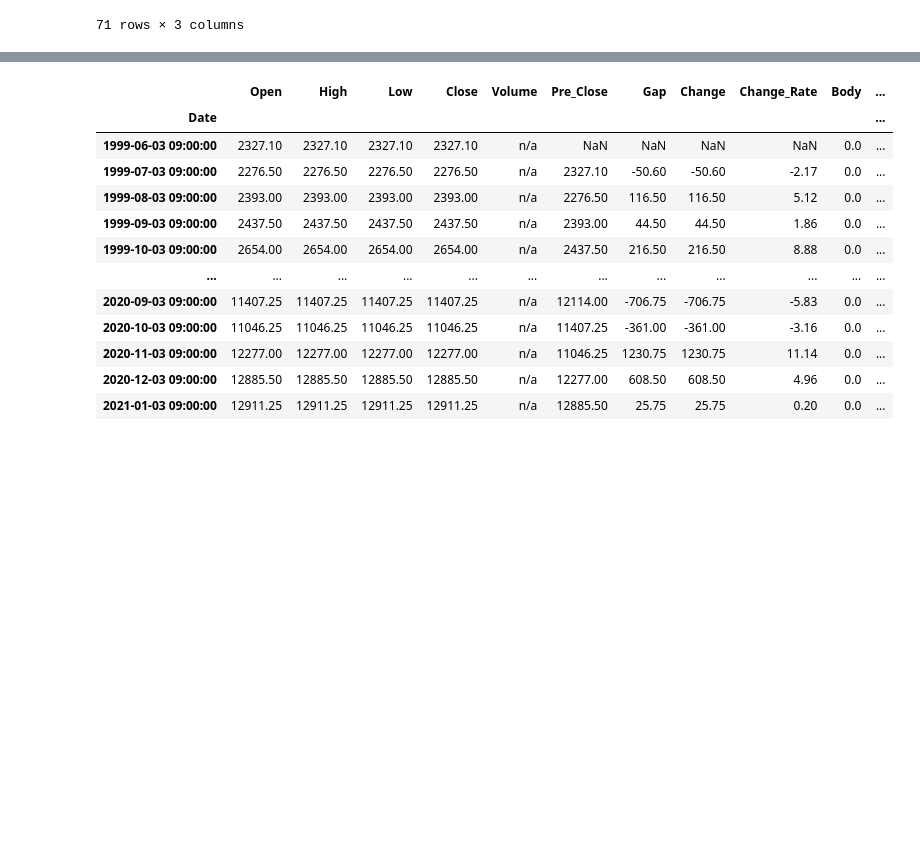
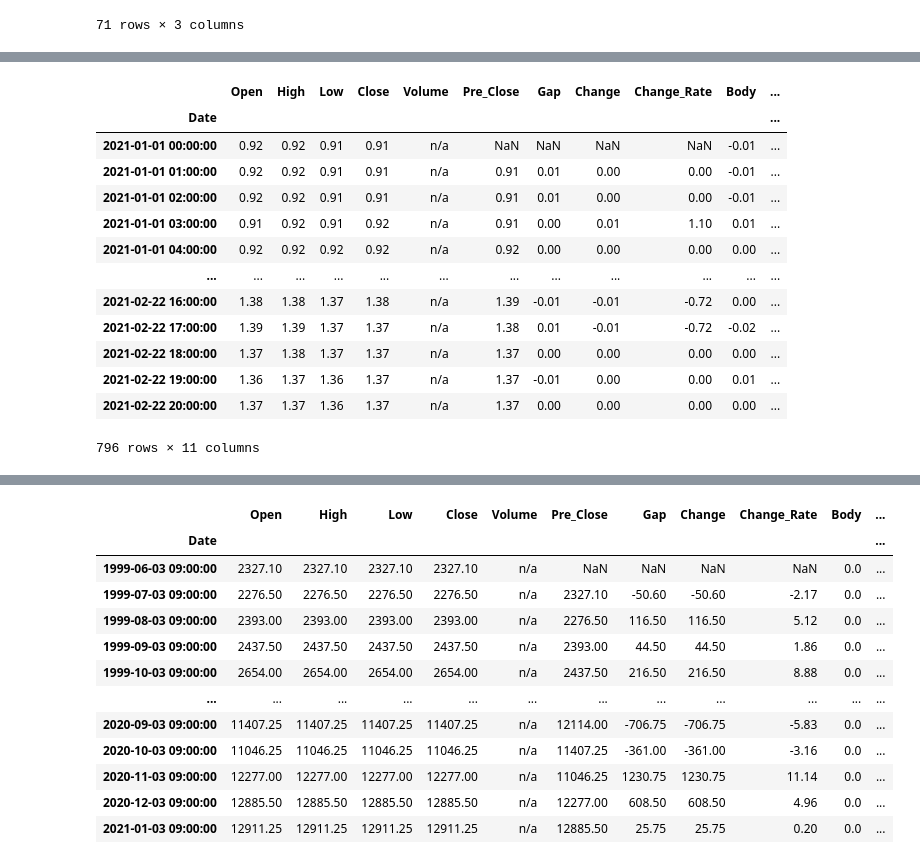
Before and after one commit to pickmoment/moondata, a Jupyter notebook: test.ipynb, the cells around one changed output, grey strips where cells are left out. Cells and saved outputs as stored; diff of their text form; code cells hidden in the pictures; blank space fills up the shorter version.

```diff
--- a/test.ipynb
+++ b/test.ipynb
@@ -299,6 +437,6 @@ df
 | 2021-02-06 06:00:00 | 57.080002 | 3.6400 | 90.968002 |
 71 rows × 3 columns
 # %%
-df = candle('HG', '60', '2021-01-01', digit=2)
-candle_chart(df)
+df = candle('NYMEX:USTEC', '60', '2021-02-20', digit=2)
+ohlc(df)
 # %% [output]
@@ -306 +444,18 @@ candle_chart(df)
+# %%
+df
+# %% [output]
+|  | Open | High | Low | Close | Volume | Pre_Close | Gap | Change | Change_Rate | Body | ... |
+| Date |  |  |  |  |  |  |  |  |  |  | ... |
+| 2021-01-01 00:00:00 | 0.92 | 0.92 | 0.91 | 0.91 | n/a | NaN | NaN | NaN | NaN | -0.01 | ... |
+| 2021-01-01 01:00:00 | 0.92 | 0.92 | 0.91 | 0.91 | n/a | 0.91 | 0.01 | 0.00 | 0.00 | -0.01 | ... |
+| 2021-01-01 02:00:00 | 0.92 | 0.92 | 0.91 | 0.91 | n/a | 0.91 | 0.01 | 0.00 | 0.00 | -0.01 | ... |
+| 2021-01-01 03:00:00 | 0.91 | 0.92 | 0.91 | 0.92 | n/a | 0.91 | 0.00 | 0.01 | 1.10 | 0.01 | ... |
+| 2021-01-01 04:00:00 | 0.92 | 0.92 | 0.92 | 0.92 | n/a | 0.92 | 0.00 | 0.00 | 0.00 | 0.00 | ... |
+| ... | ... | ... | ... | ... | ... | ... | ... | ... | ... | ... | ... |
+| 2021-02-22 16:00:00 | 1.38 | 1.38 | 1.37 | 1.38 | n/a | 1.39 | -0.01 | -0.01 | -0.72 | 0.00 | ... |
+| 2021-02-22 17:00:00 | 1.39 | 1.39 | 1.37 | 1.37 | n/a | 1.38 | 0.01 | -0.01 | -0.72 | -0.02 | ... |
+| 2021-02-22 18:00:00 | 1.37 | 1.38 | 1.37 | 1.37 | n/a | 1.37 | 0.00 | 0.00 | 0.00 | 0.00 | ... |
+| 2021-02-22 19:00:00 | 1.36 | 1.37 | 1.36 | 1.37 | n/a | 1.37 | -0.01 | 0.00 | 0.00 | 0.01 | ... |
+| 2021-02-22 20:00:00 | 1.37 | 1.37 | 1.36 | 1.37 | n/a | 1.37 | 0.00 | 0.00 | 0.00 | 0.00 | ... |
+796 rows × 11 columns
 # %%
```
Also changed, not shown: parts of 21 cells of this notebook.
